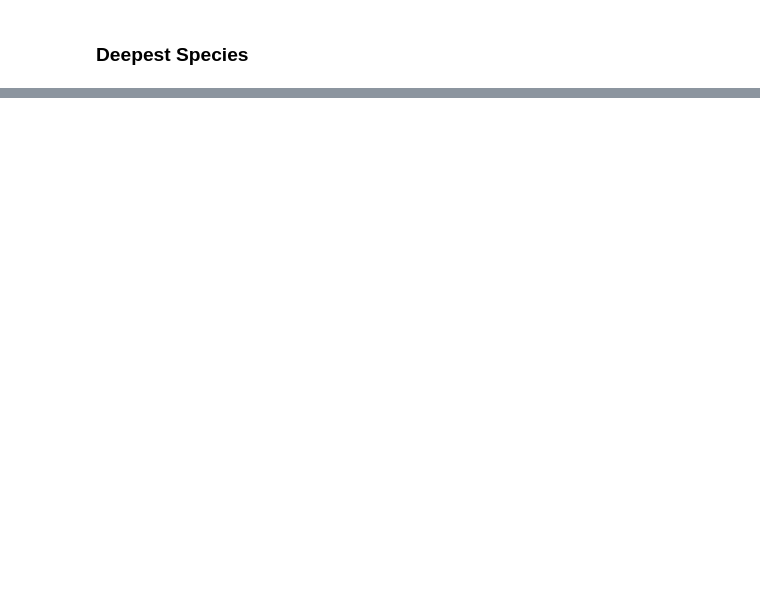
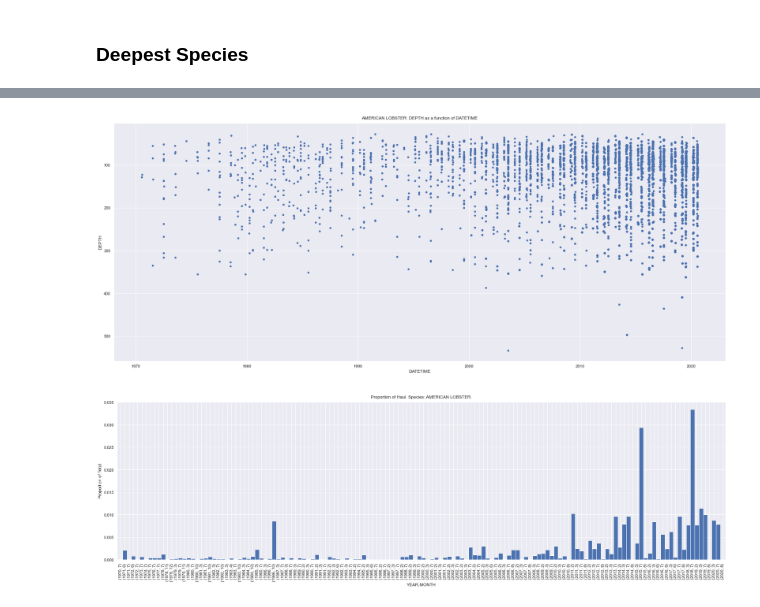
Before and after one commit to KevinCarr42/Maritimes-Research-Vessel-Surveys, a Jupyter notebook: Notebook5_EDA.ipynb, the cells around one changed output, grey strips where cells are left out. Cells and saved outputs as stored; diff of their text form; code cells hidden in the pictures; blank space fills up the shorter version.

```diff
--- a/Notebook5_EDA.ipynb
+++ b/Notebook5_EDA.ipynb
@@ -226,0 +398,7 @@ rv.top_species_by_attribute(df, attribute='FWT', aggregation='max', min_species=
+# %%
+# it looks like the lobster population has grown a lot
+rv.scatterplot_species(df, 2550)
+rv.graph_species(rv.filtered_monthly(df), 2550)
+# %% [output]
+[figure, added]
+[figure, added]
```
Also changed, not shown: parts of 31 cells of this notebook, 1 other file.
